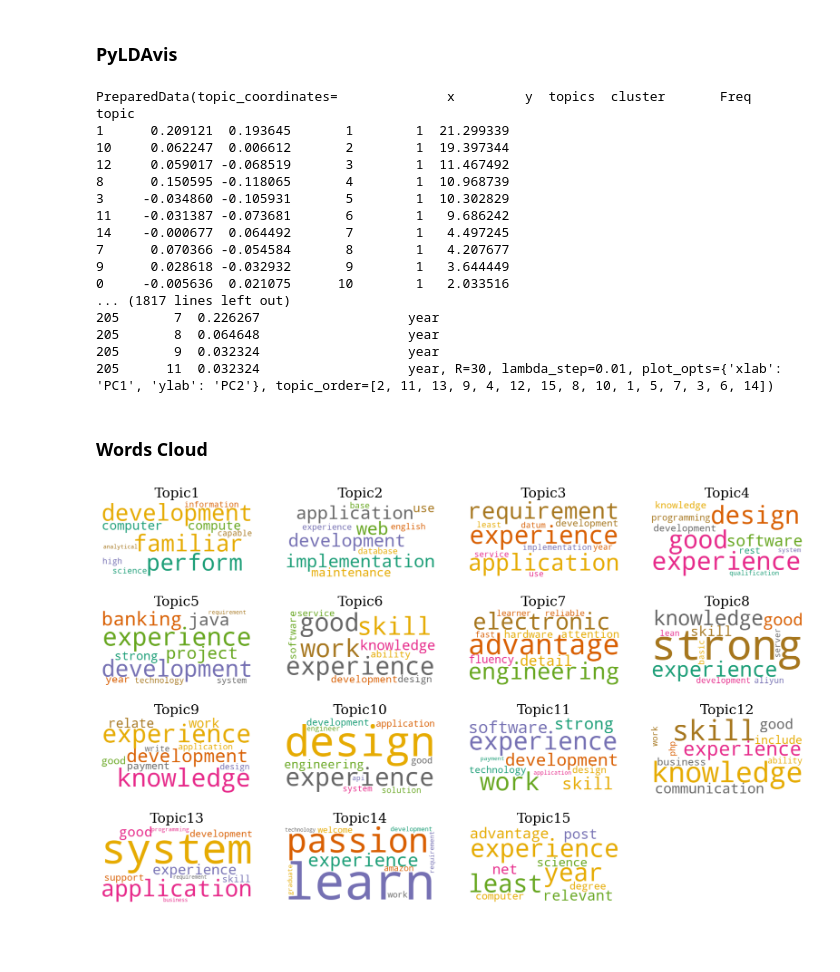
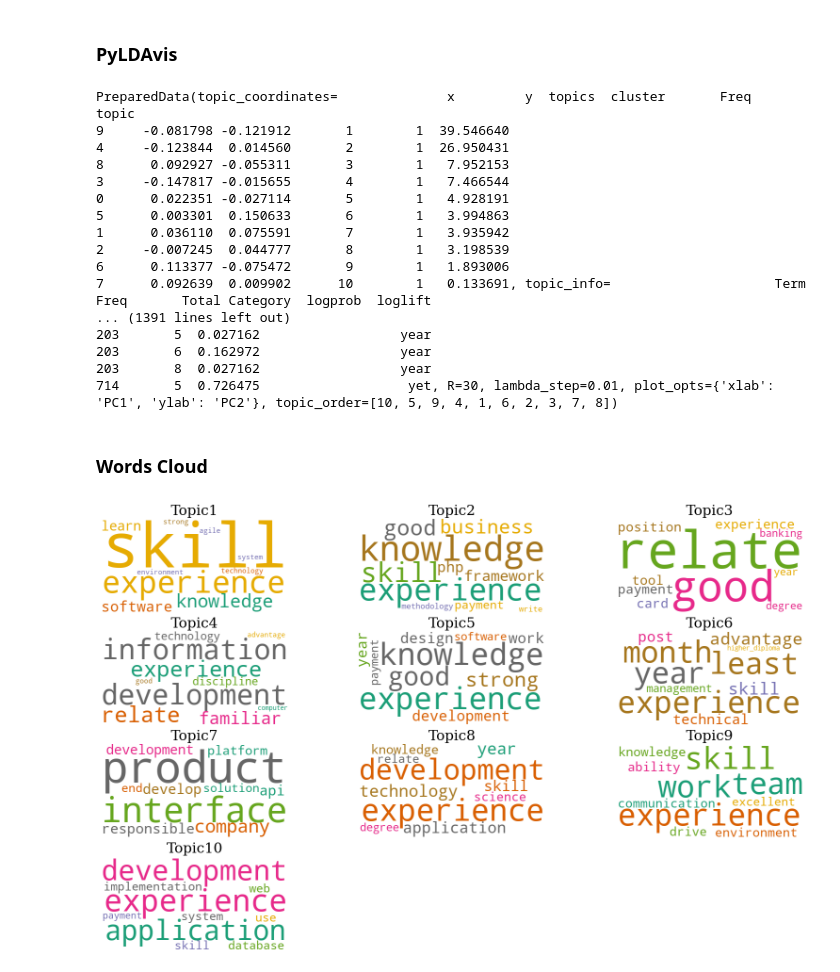
Before and after one commit to yinpinglai/artefact_capstone_project, a Jupyter notebook: dissertation/Implementation.ipynb, the cells around one changed output. Cells and saved outputs as stored; diff of their text form; code cells hidden in the pictures; blank space fills up the shorter version.

```diff
--- a/dissertation/Implementation.ipynb
+++ b/dissertation/Implementation.ipynb
@@ -154,18 +154,22 @@ def lemmatization(texts, allowed_postags=['NOUN', 'ADJ', 'VERB', 'ADV']):
     return texts_out
 
 # From Bigrams
+job_advertisements_bigrams = make_bigrams(job_advertisements_data_words)
+
+# From Trigrams
 job_advertisements_trigrams = make_trigrams(job_advertisements_data_words)
 
 # Initialize spacy 'en' model, keeping only tagger component (for efficiency)
 nlp = spacy.load("en_core_web_sm", disable=['parser', 'ner'])
 
 # Perform Lemmatization
-preprocessed_job_advertisements = lemmatization(job_advertisements_trigrams, allowed_postags=['NOUN', 'ADJ', 'VERB', 'ADV'])
+preprocessed_job_advertisements_bigrams = lemmatization(job_advertisements_bigrams, allowed_postags=['NOUN', 'ADJ', 'VERB', 'ADV'])
+preprocessed_job_advertisements_trigrams = lemmatization(job_advertisements_trigrams, allowed_postags=['NOUN', 'ADJ', 'VERB', 'ADV'])
 
 # Print head
-print(preprocessed_job_advertisements[:1][0])
-print(preprocessed_job_advertisements[:2][1])
-print(preprocessed_job_advertisements[:3][2])
-print(preprocessed_job_advertisements[:4][3])
-print(preprocessed_job_advertisements[:5][4])
+print(preprocessed_job_advertisements_trigrams[:1][0])
+print(preprocessed_job_advertisements_trigrams[:2][1])
+print(preprocessed_job_advertisements_trigrams[:3][2])
+print(preprocessed_job_advertisements_trigrams[:4][3])
+print(preprocessed_job_advertisements_trigrams[:5][4])
 # %% [output]
@@ -180,14 +184,14 @@ print(preprocessed_job_advertisements[:5][4])
 import gensim.corpora as corpora
 
 # Create Dictionary
-id2word = corpora.Dictionary(preprocessed_job_advertisements)
+id2word = corpora.Dictionary(preprocessed_job_advertisements_trigrams)
 
 # Create Corpus
-texts = preprocessed_job_advertisements
+texts = preprocessed_job_advertisements_trigrams
 
 # Convert to document term matrix (DTM)
 corpus = [id2word.doc2bow(text) for text in texts]
 
-# Print head
-print(corpus[:1][0][30])
+id_words = [[(id2word[id], count) for id, count in line] for line in corpus]
+print(id_words[0])
 # %% [output]
@@ -280,7 +618,7 @@ if 1 == 1:
 # %%
 from pprint import pprint
 
-num_topics = 15
+num_topics = 10
 
 # Build LDA model
 lda_model = gensim.models.LdaMulticore(corpus=corpus,
@@ -325,7 +663,7 @@ pd.set_option('expand_frame_repr', True)
 
 num_terms = 10
 
-topics = [ [(id2word[wid], s) for (wid, s) in lda_model.get_topic_terms(tid, topn=num_terms)] for tid in range(15)]
+topics = [ [(id2word[wid], s) for (wid, s) in lda_model.get_topic_terms(tid, topn=num_terms)] for tid in range(num_topics)]
 # pprint(topics)
 
 topics_df = pd.DataFrame([[term for term, wt in topic] for topic in topics], columns = ['Term'+str(i) for i in range(1, num_terms+1)], index=['Topic '+str(t) for t in range(1, num_topics+1)]).T
@@ -463,43 +786,43 @@ LDAvis_prepared
 # %% [output]
 PreparedData(topic_coordinates=              x         y  topics  cluster       Freq
 topic
-1      0.209121  0.193645       1        1  21.299339
-10     0.062247  0.006612       2        1  19.397344
-12     0.059017 -0.068519       3        1  11.467492
-8      0.150595 -0.118065       4        1  10.968739
-3     -0.034860 -0.105931       5        1  10.302829
-11    -0.031387 -0.073681       6        1   9.686242
-14    -0.000677  0.064492       7        1   4.497245
-7      0.070366 -0.054584       8        1   4.207677
-9      0.028618 -0.032932       9        1   3.644449
-0     -0.005636  0.021075      10        1   2.033516
-... (1817 lines left out)
-205       7  0.226267                   year
-205       8  0.064648                   year
-205       9  0.032324                   year
-205      11  0.032324                   year, R=30, lambda_step=0.01, plot_opts={'xlab': 'PC1', 'ylab': 'PC2'}, topic_order=[2, 11, 13, 9, 4, 12, 15, 8, 10, 1, 5, 7, 3, 6, 14])
+9     -0.081798 -0.121912       1        1  39.546640
+4     -0.123844  0.014560       2        1  26.950431
+8      0.092927 -0.055311       3        1   7.952153
+3     -0.147817 -0.015655       4        1   7.466544
+0      0.022351 -0.027114       5        1   4.928191
+5      0.003301  0.150633       6        1   3.994863
+1      0.036110  0.075591       7        1   3.935942
+2     -0.007245  0.044777       8        1   3.198539
+6      0.113377 -0.075472       9        1   1.893006
+7      0.092639  0.009902      10        1   0.133691, topic_info=                     Term        Freq       Total Category  logprob  loglift
+... (1391 lines left out)
+203       5  0.027162                  year
+203       6  0.162972                  year
+203       8  0.027162                  year
+714       5  0.726475                   yet, R=30, lambda_step=0.01, plot_opts={'xlab': 'PC1', 'ylab': 'PC2'}, topic_order=[10, 5, 9, 4, 1, 6, 2, 3, 7, 8])
 # %% [markdown]
 ### Words Cloud
 # %%
 import matplotlib.pyplot as plt
 from wordcloud import WordCloud
 
 # initiate wordcloud object
 wc = WordCloud(background_color="white", colormap="Dark2", max_font_size=150, random_state=42)
 
 # set the figure size
 plt.rcParams['figure.figsize'] = [20, 15]
 
 # Create subplots for each topic
-for i in range(15):
+for i in range(num_topics):
 
     wc.generate(text=topics_df["Terms per Topic"][i])
 
-    plt.subplot(5, 4, i+1)
+    plt.subplot(5, 3, i+1)
     plt.imshow(wc, interpolation="bilinear")
     plt.axis("off")
     plt.title(topics_df.index[i])
 
 plt.show()
 # %% [output]
-[figure, old version]
+[figure, new version]
```
Also changed, not shown: parts of 28 cells of this notebook, 1 other file.
